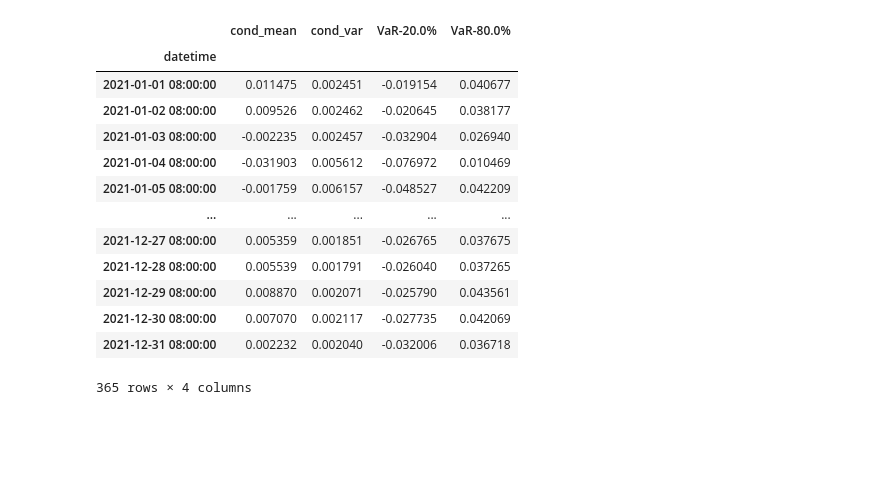
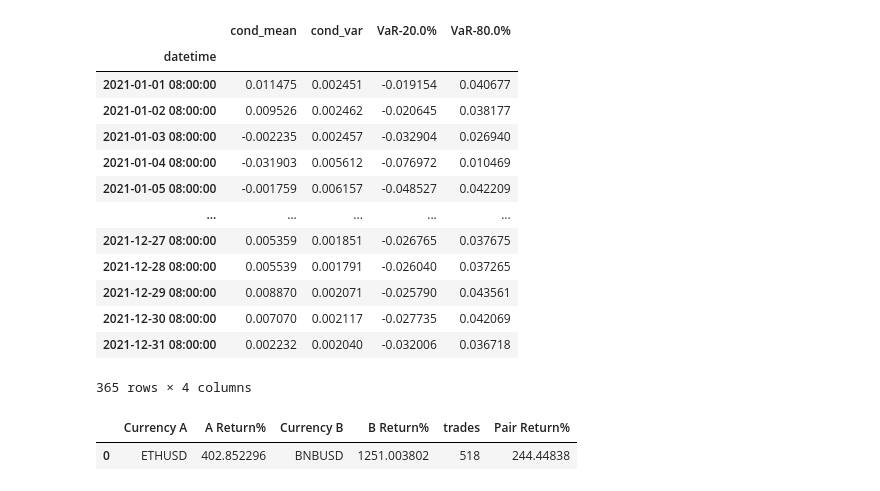
Before and after one commit to TzuH-Hsu/Crypto_PairsTrading, a Jupyter notebook: result.ipynb, the cells around one changed output. Cells and saved outputs as stored; diff of their text form; code cells hidden in the pictures; blank space fills up the shorter version.

Commit message:
feat: add class Strategy

```diff
--- a/result.ipynb
+++ b/result.ipynb
@@ -123,7 +123,7 @@ logReturn_spreads_df
 from Modeling import ForecastModel
 from arch.univariate import *
 
-Model1 = ForecastModel(logReturn_spreads_df["('ETHUSD', 'BNBUSD')"])
+Model1 = ForecastModel(logReturn_spreads_df, pair="('ETHUSD', 'BNBUSD')")
 Model1.modelspec(vol=GARCH(1,0,1), dist=SkewStudent())
 Model1.rollingForecasting(window=365, VaR_alpha=[0.2, 0.8])
 Model1.result
@@ -142,3 +142,10 @@ Model1.result
 | 2021-12-30 08:00:00 | 0.007070 | 0.002117 | -0.027735 | 0.042069 |
 | 2021-12-31 08:00:00 | 0.002232 | 0.002040 | -0.032006 | 0.036718 |
 365 rows × 4 columns
+# %%
+from Modeling import Strategy
+strategy1 = Strategy(prices_df, Model1)
+strategy1.performance(date_start='2021-01-01')
+# %% [output]
+|  | Currency A | A Return% | Currency B | B Return% | trades | Pair Return% |
+| 0 | ETHUSD | 402.852296 | BNBUSD | 1251.003802 | 518 | 244.44838 |
```
Also changed, not shown: 2 other files.
